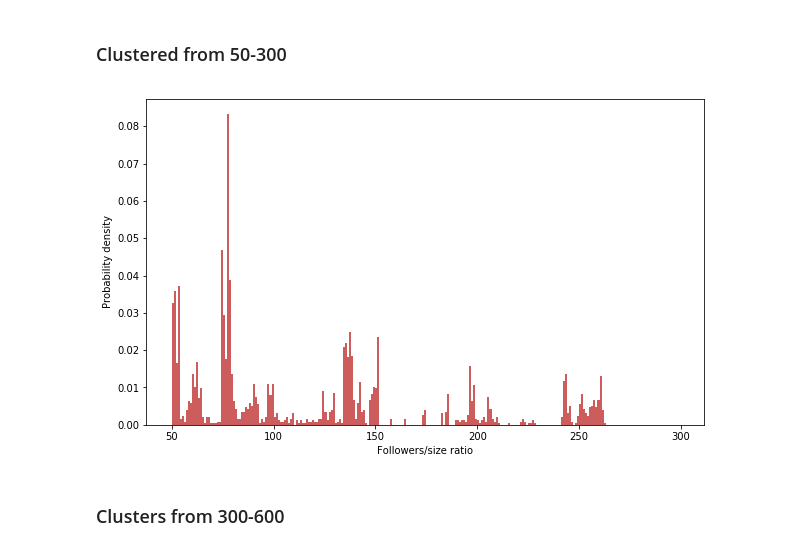
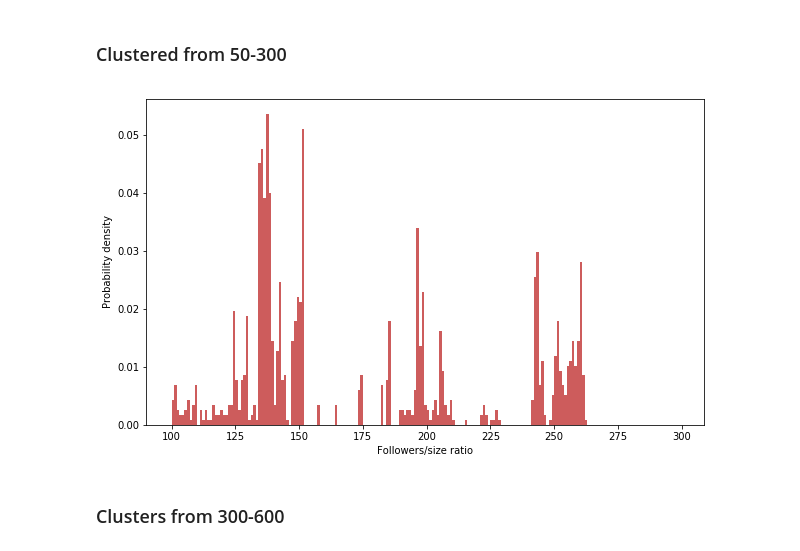
Before and after one commit to hyojunada/data_incubator_challenge_linkedin, a Jupyter notebook: notebook/Section3-fig1_follower_distribution.ipynb, the cells around one changed output. Drawn from its saved outputs; the diff is of its cells as text; code cells hidden in the pictures.

```diff
--- a/notebook/Section3-fig1_increase_of_followers_over_time-Copy1.ipynb
+++ b/notebook/Section3-fig1_follower_distribution.ipynb
@@ -80,12 +80,12 @@ plt.savefig('../result/followers_to_size_ratio_0_50.pdf', dpi=300, transparent=T
 ### Clustered from 50-300
 # %%
 fig, ax = plt.subplots(figsize=(10,6))
-ax.hist(followers_to_size, color='indianred', density=True, bins=np.arange(50, 300, 1))
+ax.hist(followers_to_size, color='indianred', density=True, bins=np.arange(100, 300, 1))
 ax.set_ylabel('Probability density')
 ax.set_xlabel('Followers/size ratio')
-plt.savefig('../result/followers_to_size_ratio_magnified_100_300.pdf', dpi=300, transparent=True, bbox_inches='tight')
+plt.savefig('../result/followers_to_size_ratio_magnified_100_300.png', dpi=300, transparent=True, bbox_inches='tight')
 # %% [output]
-[figure, old version]
+[figure, new version]
 # %% [markdown]
 ### Clusters from 300-600
 # %%
```
Also changed, not shown: parts of 5 cells of this notebook.
